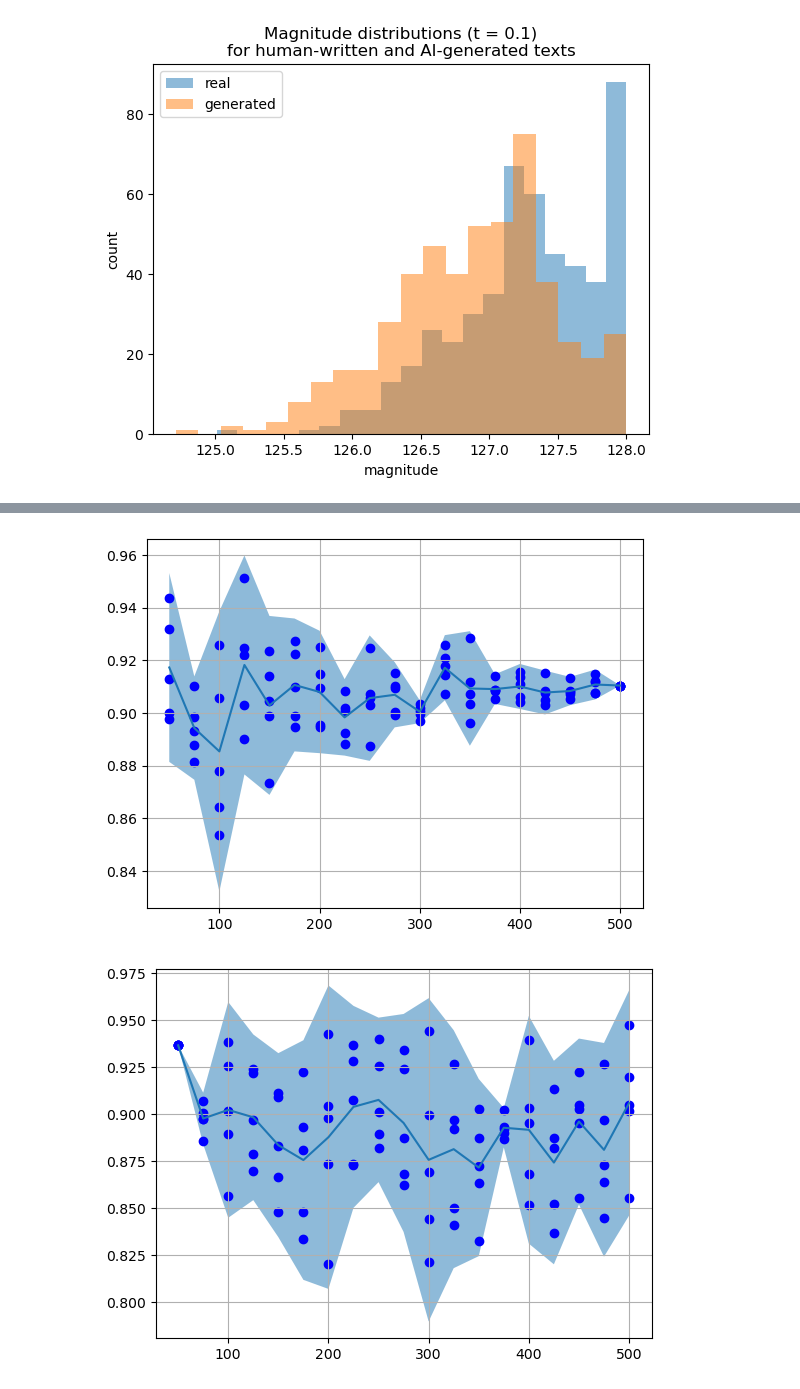
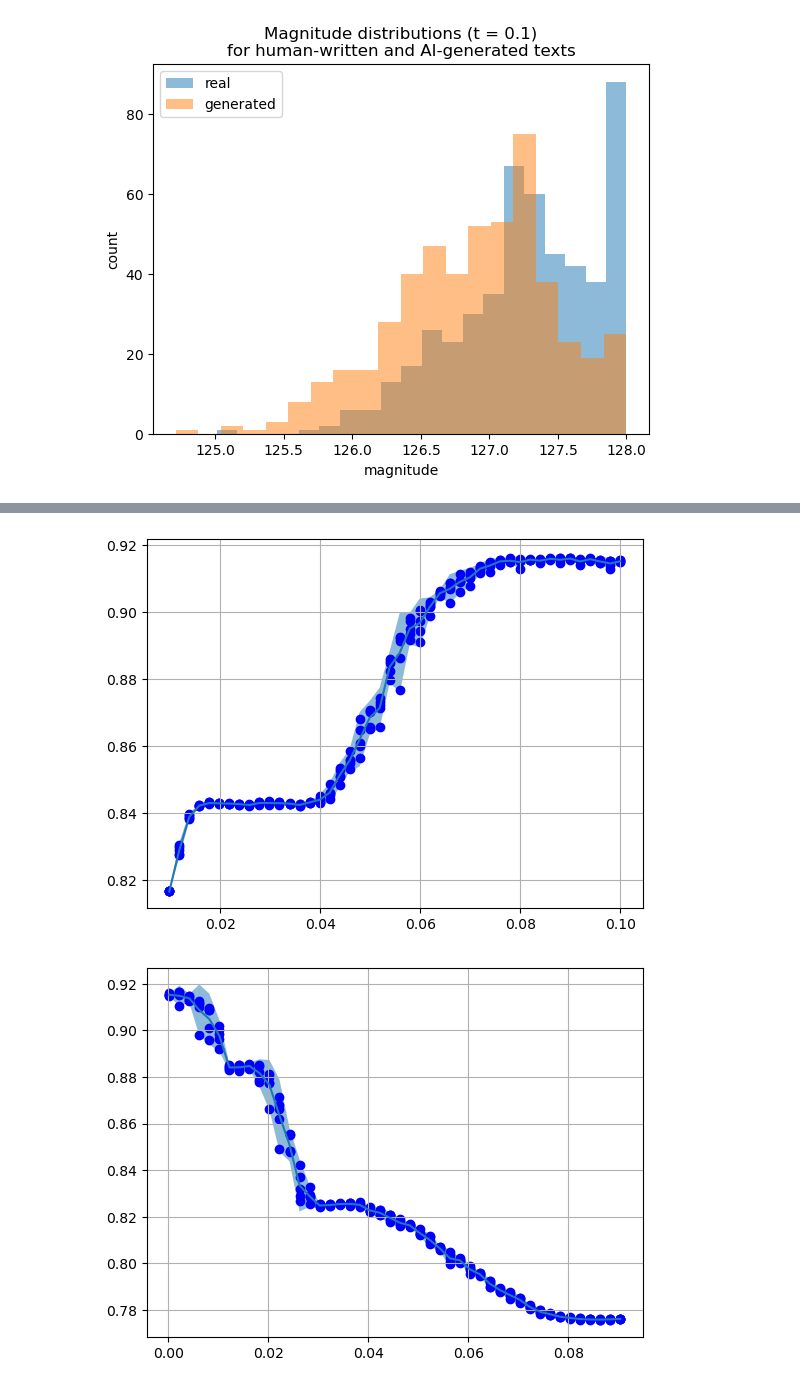
Before and after one commit to GurevichPE/Artifical-text-detection-via-magnitude-functions, a Jupyter notebook: magnitude/experiments.ipynb, the cells around one changed output, grey strips where cells are left out. Cells and saved outputs as stored; diff of their text form; code cells hidden in the pictures.

```diff
--- a/magnitude/experiments.ipynb
+++ b/magnitude/experiments.ipynb
@@ -132,0 +160,13 @@ array([  0,   4,   9,  23,  33,  37,  44,  46,  48,  54,  56,  62,  68,
+# %%
+results = np.array(results).reshape(-1, 5)
+
+means = results.mean(axis=1)
+stds = results.std(axis=1)
+
+plt.plot(list(range(29, 500, 10)), means)
+plt.fill_between(list(range(29, 500, 10)), means - 2*stds, means + 2*stds, alpha=0.5)
+
+for i in range(5):
+    plt.scatter(list(range(29, 500, 10)), results[:, i], color='b')
+
+plt.grid()
@@ -149,46 +191,46 @@ for n in tqdm(range(50, 501, 25)):
 # %%
-results = np.array(results).reshape(19, 5)
+sec_results = np.array(sec_results).reshape(-1, 5)
 
-means = results.mean(axis=1)
-stds = results.std(axis=1)
+means = sec_results.mean(axis=1)
+stds = sec_results.std(axis=1)
 
-plt.plot(list(range(50, 501, 25)), means)
-plt.fill_between(list(range(50, 501, 25)), means - 2*stds, means + 2*stds, alpha=0.5)
+t_s = t[list(range(49, 500, 10))]
+
+plt.plot(t_s, means)
+plt.fill_between(t_s, means - 2*stds, means + 2*stds, alpha=0.5)
 
 for i in range(5):
-    plt.scatter(list(range(50, 501, 25)), results[:, i], color='b')
+    plt.scatter(t_s, sec_results[:, i], color='b')
 
 plt.grid()
 # %% [output]
-[figure, old version]
+[figure, new version]
 # %%
-sec_results = []
-sec_results_pca = []
+thr_results = []
 
-for n in tqdm(range(50, 501, 25)):
+for n in tqdm(range(49, 500, 10)):
     res = []
-    res_pca = []
     for _ in range(5):
-        slice_inds = np.sort(np.random.choice(list(range(n)), 50, replace=False))
-        real_slice = real_mfs[slice_inds]
-        gen_slice = gen_mfs[slice_inds]
-        lr_r, lr_pca_r = logreg(real_slice, gen_slice), logreg(real_slice, gen_slice, pca=50)
+        slice_inds = np.sort(np.random.choice(list(range(500 - (n+1), 500)), 50, replace=False))
+        real_slice = real_mfs[:, slice_inds]
+        gen_slice = gen_mfs[:, slice_inds]
+        lr_r = logreg(real_slice, gen_slice)
         res.append(lr_r)
-        res_pca.append(lr_pca_r)
-    sec_results.append([res])
-    sec_results_pca.append(res_pca)
+    thr_results.append([res])
 # %%
-sec_results = np.array(sec_results).reshape(-1, 5)
+thr_results = np.array(thr_results).reshape(-1, 5)
 
-means = sec_results.mean(axis=1)
-stds = sec_results.std(axis=1)
+means = thr_results.mean(axis=1)
+stds = thr_results.std(axis=1)
 
-plt.plot(list(range(50, 501, 25)), means)
-plt.fill_between(list(range(50, 501, 25)), means - 2*stds, means + 2*stds, alpha=0.5)
+t_s = t[500 - np.arange(49, 500, 10)]
+
+plt.plot(t_s, means)
+plt.fill_between(t_s, means - 2*stds, means + 2*stds, alpha=0.5)
 
 for i in range(5):
-    plt.scatter(list(range(50, 501, 25)), sec_results[:, i], color='b')
+    plt.scatter(t_s, thr_results[:, i], color='b')
 
 plt.grid()
 # %% [output]
-[figure, old version]
+[figure, new version]
```
Also changed, not shown: parts of 14 cells of this notebook, 4 other files.
